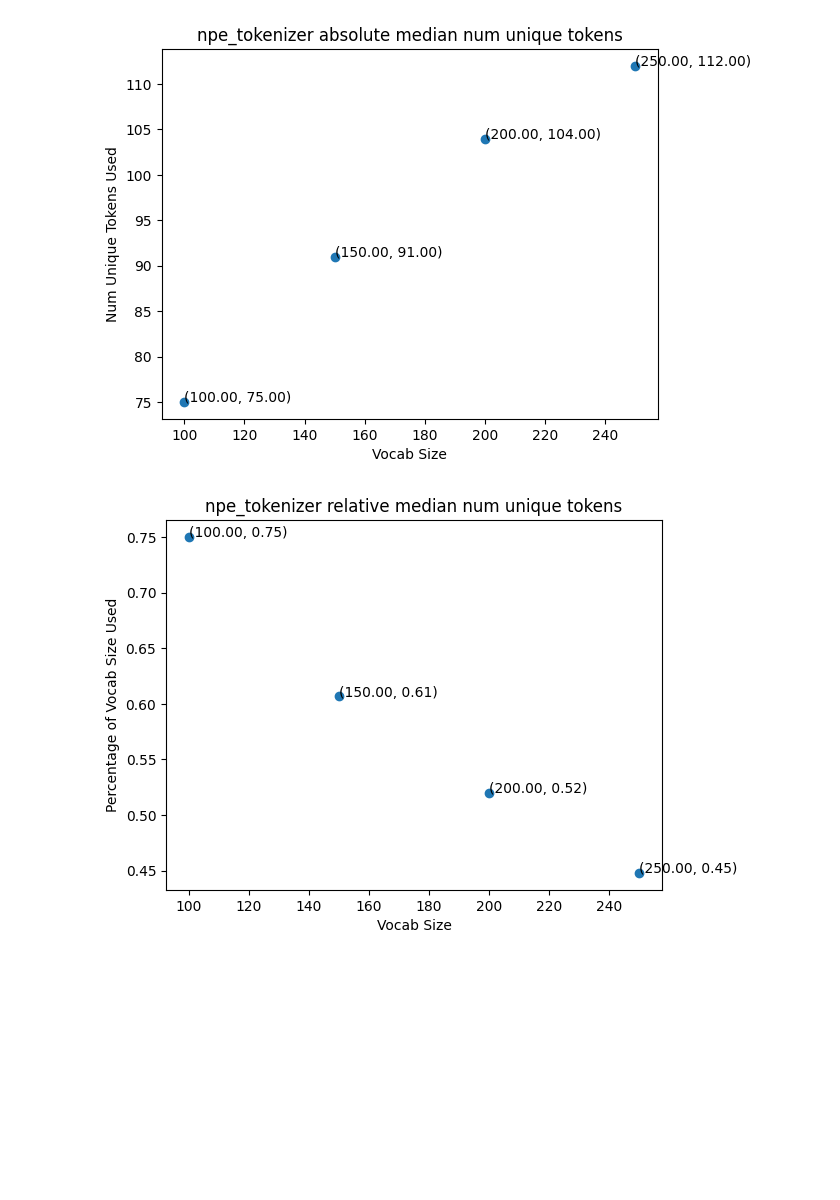
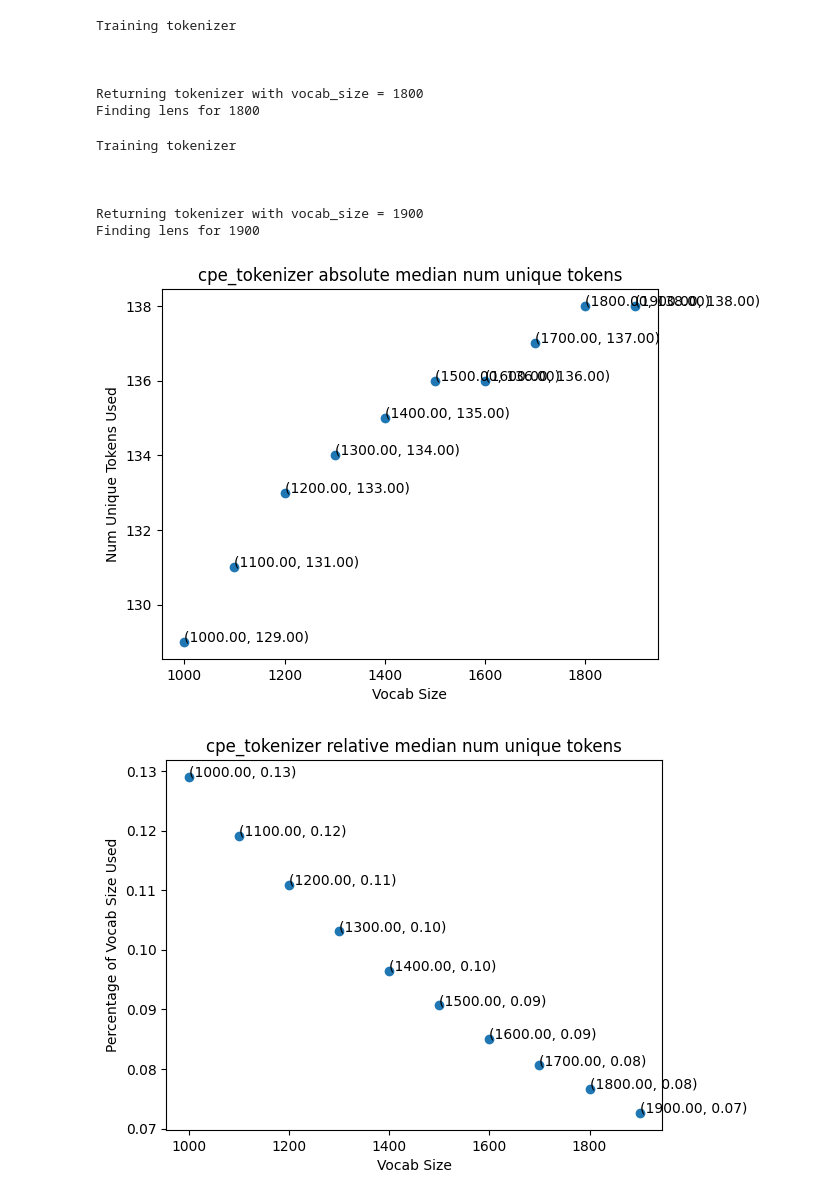
Before and after one commit to sakethramakrishnan/cpe, a Jupyter notebook: cpe/determining_tokenizer.ipynb, the cells around one changed output. Drawn from its saved outputs; the diff is of its cells as text; code cells hidden in the pictures; blank space fills up the shorter version.

```diff
--- a/cpe/determining_tokenizer.ipynb
+++ b/cpe/determining_tokenizer.ipynb
@@ -340,12 +202,6 @@ def plot_vocab_lens(
     plt.show()
 # %%
-plot_vocab_lens(
-    sequence_fasta_file="/home/couchbucks/Downloads/all_fasta_files/mdh_natural_sequences.ffn",
-    max_vocab_len=300,
-    increment=50,
-    start=100,
-    bpe_tokenizer_type="npe_tokenizer",
-)
+plot_vocab_lens(sequence_fasta_file='/home/couchbucks/Documents/saketh/cpe/datasets/mdh_natural_dataset.fasta', max_vocab_len=2000, increment=100, start = 1000, bpe_tokenizer_type='cpe_tokenizer')
 # %% [output]
 Training tokenizer
 
@@ -378,2 +254,14 @@ Finding lens for 250
+Training tokenizer
+
+
+
+Returning tokenizer with vocab_size = 1800
+Finding lens for 1800
+Training tokenizer
+
+
+
+Returning tokenizer with vocab_size = 1900
+Finding lens for 1900
-[figure, old version]
+[figure, new version]
-[figure, old version]
+[figure, new version]
```
Also changed, not shown: parts of 5 cells of this notebook, 11 other files.
